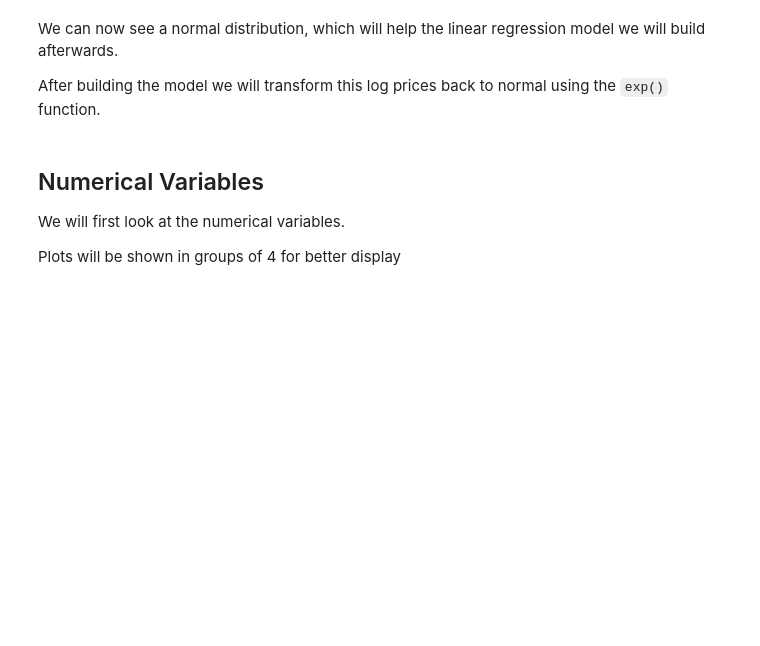
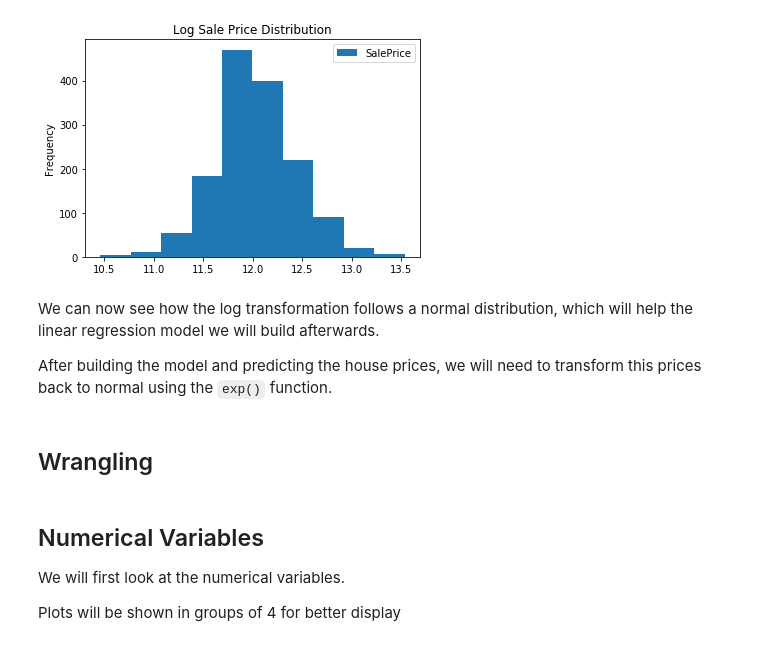
Before and after one commit to Ocma/House_Pricing_Kaggle_Competition, a Jupyter notebook: House Pricing.ipynb, the cells around one changed output. Saved outputs shown, nothing was run; the diff lists cells and outputs as text; code cells hidden in the pictures; blank space fills up the shorter version.

````diff
--- a/House Pricing.ipynb
+++ b/House Pricing.ipynb
@@ -47,7 +33,15 @@ target.hist();
+# %%
+target= train.copy() #Copy the train dataset so we can make changes.
+target['SalePrice'] = np.log(target['SalePrice']) # Transform Log the SalePrice variable
+target.plot(kind = 'hist', y = 'SalePrice', title = 'Log Sale Price Distribution'); #Creates Histogram
+# %% [output]
+[figure, added]
 # %% [markdown]
-We can now see a normal distribution, which will help the linear regression model we will build afterwards.
+We can now see how the log transformation follows a normal distribution, which will help the linear regression model we will build afterwards.
 
-After building the model we will transform this log prices back to normal using the ```exp()``` function.
+After building the model and predicting the house prices, we will need to transform this prices back to normal using the ```exp()``` function.
+# %% [markdown]
+## Wrangling
 # %% [markdown]
 ## Numerical Variables
 
````
Also changed, not shown: parts of 12 cells of this notebook.
